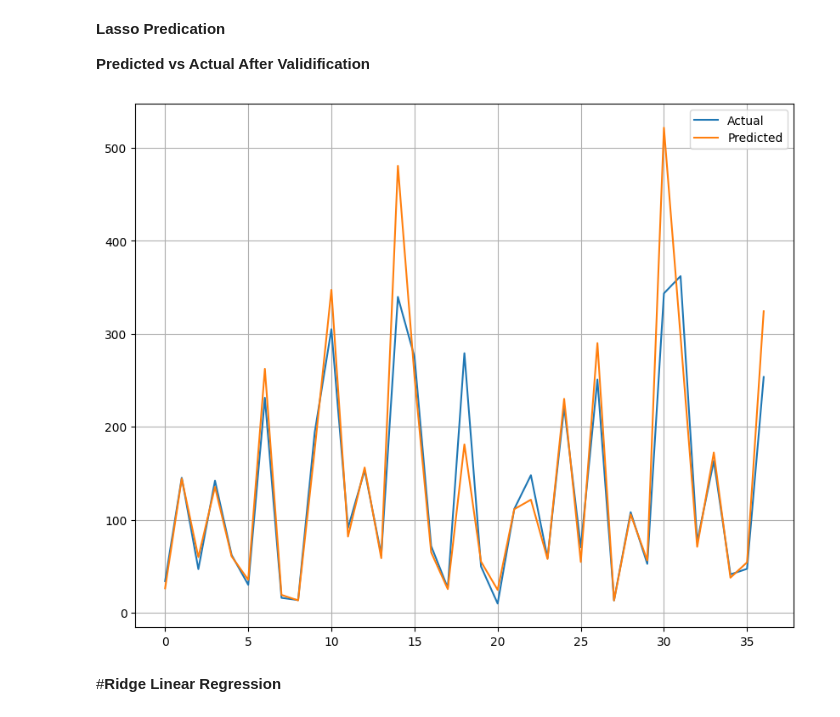
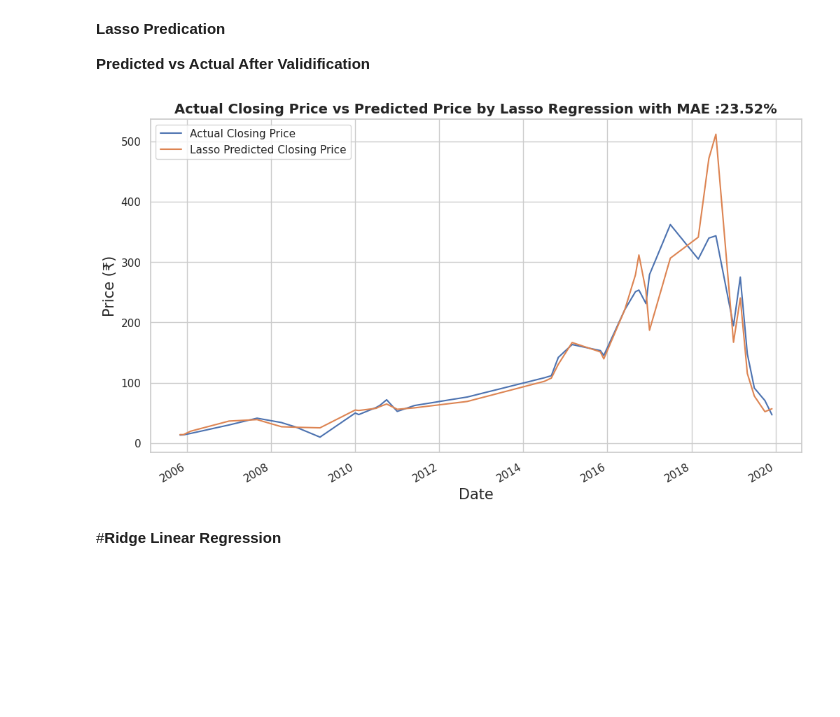
Before and after one commit to nehaa54/StockClosingPricePred, a Jupyter notebook: YesBankStockClosingPrediction.ipynb, the cells around one changed output. Saved outputs shown, nothing was run; the diff lists cells and outputs as text; code cells hidden in the pictures; blank space fills up the shorter version.

```diff
--- a/YesBankStockClosingPrediction.ipynb
+++ b/YesBankStockClosingPrediction.ipynb
@@ -658,16 +672,16 @@ R2 : 0.9496640327198869
 **Lasso Predication**
 
 **Predicted vs Actual After Validification**
-# %%
-# Lasso Regression plotting
-plt.figure(figsize=(10,8))
-plt.plot(10**(np.array(y_test)))
-plt.plot(10**(y_pred_lasso))
-plt.legend(['Actual','Predicted'])
-plt.grid()
-plt.show()
-# %% [output]
-[figure, removed]
+# %%
+#Graph between Actual Close price and Lasso Regression Predicted Price
+lasso_df.plot(figsize = (12,7))
+plt.xlabel('Date',fontsize = 15)
+plt.ylabel('Price (₹)',fontsize = 15)
+plt.title('Actual Closing Price vs Predicted Price by Lasso Regression with MAE :{:.2f}%'.format(MAE(10**y_test,10**y_pred_lasso)),fontweight = 'bold',fontsize = 14)
+plt.legend()
+plt.show()
+# %% [output]
+[figure, added]
 # %% [markdown]
 #**Ridge Linear Regression**
 # %%
```
Also changed, not shown: parts of 26 cells of this notebook.
